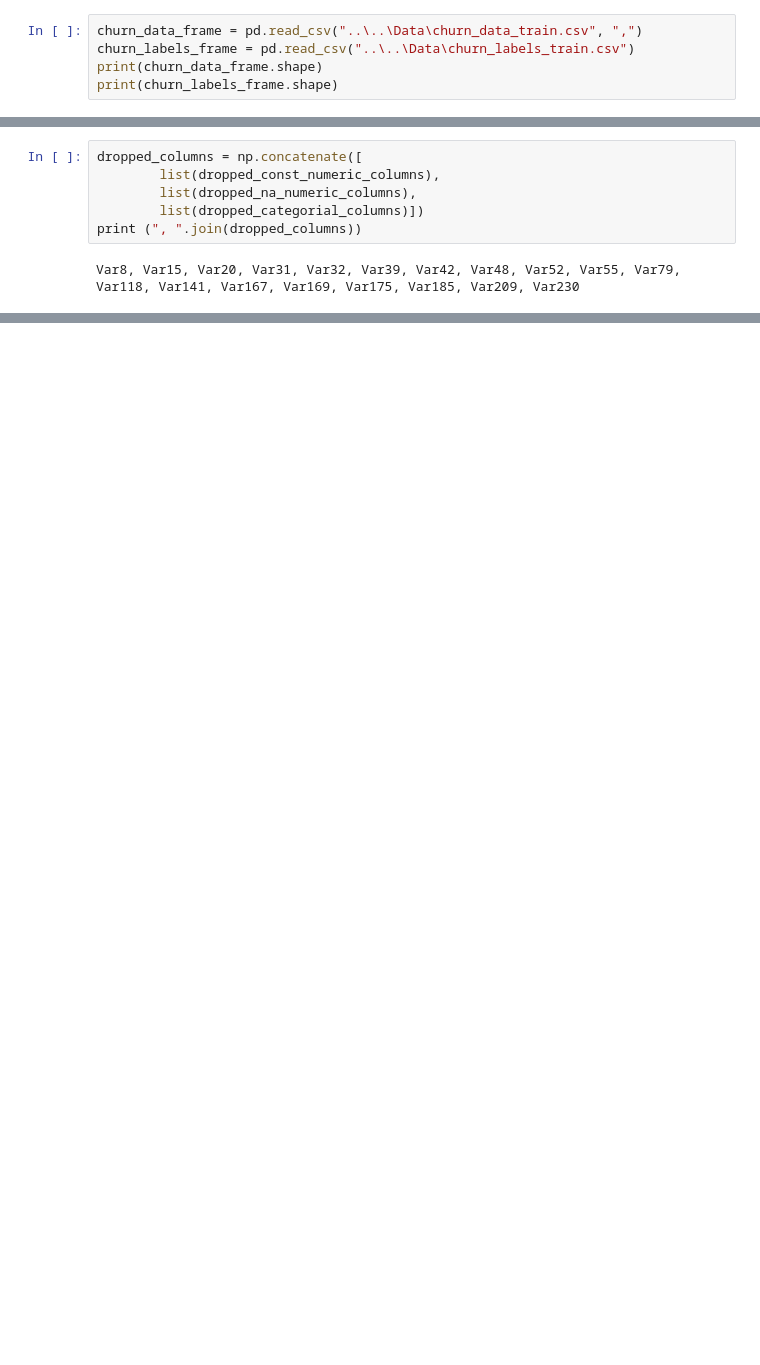
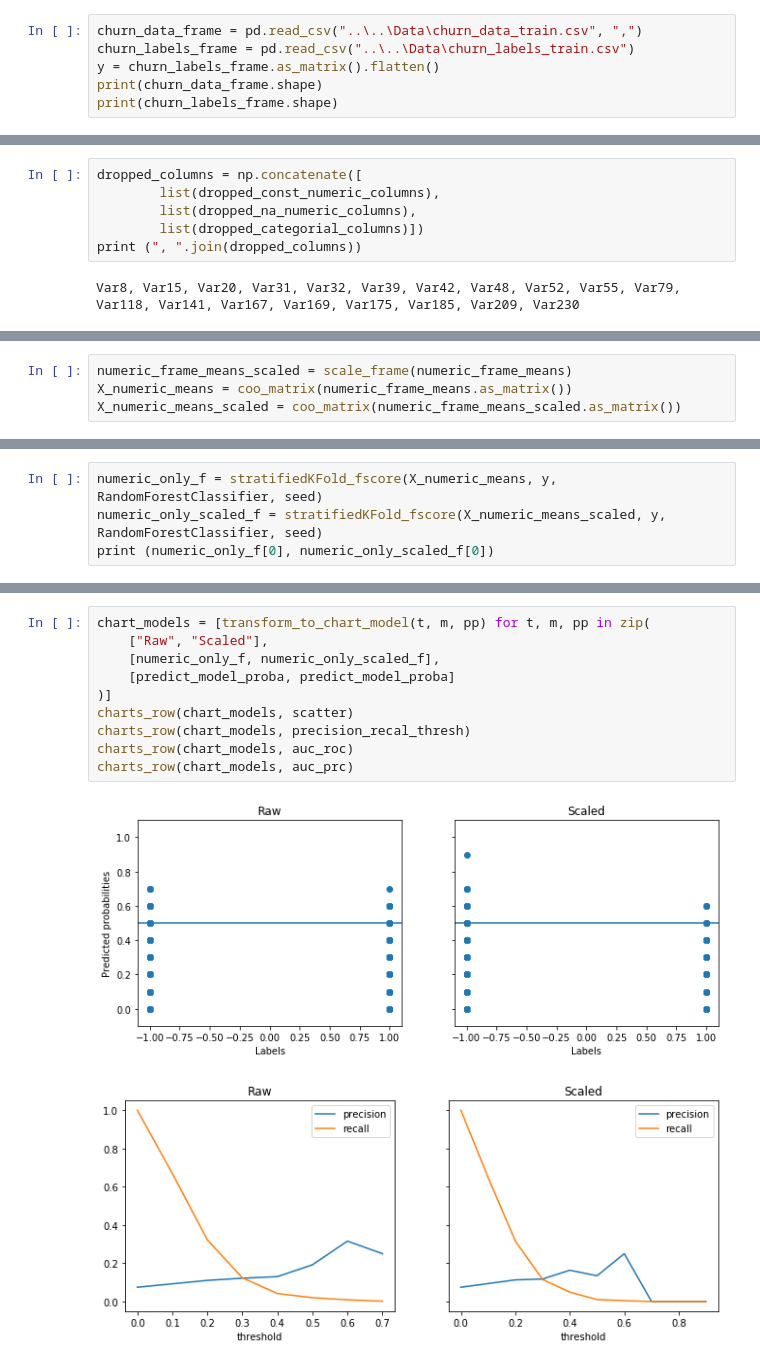
Before and after one commit to Agaspher20/DataAnalisysMipt, a Jupyter notebook: Python/6. DataAnalysisProject_Churn/week_4_competition.ipynb, the cells around one changed output, grey strips where cells are left out. Cells and saved outputs as stored; diff of their text form; blank space fills up the shorter version.

Commit message:
Scaled numerics compared to not scaled

```diff
--- a/Python/6. DataAnalysisProject_Churn/week_4_competition.ipynb
+++ b/Python/6. DataAnalysisProject_Churn/week_4_competition.ipynb
@@ -29,6 +29,7 @@ first_categorial_index = 190
 # %%
 churn_data_frame = pd.read_csv("..\..\Data\churn_data_train.csv", ",")
 churn_labels_frame = pd.read_csv("..\..\Data\churn_labels_train.csv")
+y = churn_labels_frame.as_matrix().flatten()
 print(churn_data_frame.shape)
 print(churn_labels_frame.shape)
 # %% [output]
@@ -102,0 +308,4 @@ Var8, Var15, Var20, Var31, Var32, Var39, Var42, Var48, Var52, Var55, Var79, Var1
+# %%
+numeric_frame_means_scaled = scale_frame(numeric_frame_means)
+X_numeric_means = coo_matrix(numeric_frame_means.as_matrix())
+X_numeric_means_scaled = coo_matrix(numeric_frame_means_scaled.as_matrix())
@@ -102,0 +332,4 @@ Var8, Var15, Var20, Var31, Var32, Var39, Var42, Var48, Var52, Var55, Var79, Var1
+# %%
+numeric_only_f = stratifiedKFold_fscore(X_numeric_means, y, RandomForestClassifier, seed)
+numeric_only_scaled_f = stratifiedKFold_fscore(X_numeric_means_scaled, y, RandomForestClassifier, seed)
+print (numeric_only_f[0], numeric_only_scaled_f[0])
@@ -102,0 +362,13 @@ Var8, Var15, Var20, Var31, Var32, Var39, Var42, Var48, Var52, Var55, Var79, Var1
+# %%
+chart_models = [transform_to_chart_model(t, m, pp) for t, m, pp in zip(
+    ["Raw", "Scaled"],
+    [numeric_only_f, numeric_only_scaled_f],
+    [predict_model_proba, predict_model_proba]
+)]
+charts_row(chart_models, scatter)
+charts_row(chart_models, precision_recal_thresh)
+charts_row(chart_models, auc_roc)
+charts_row(chart_models, auc_prc)
+# %% [output]
+[figure, added]
+[figure, added]
```
Also changed, not shown: parts of 21 cells of this notebook.
